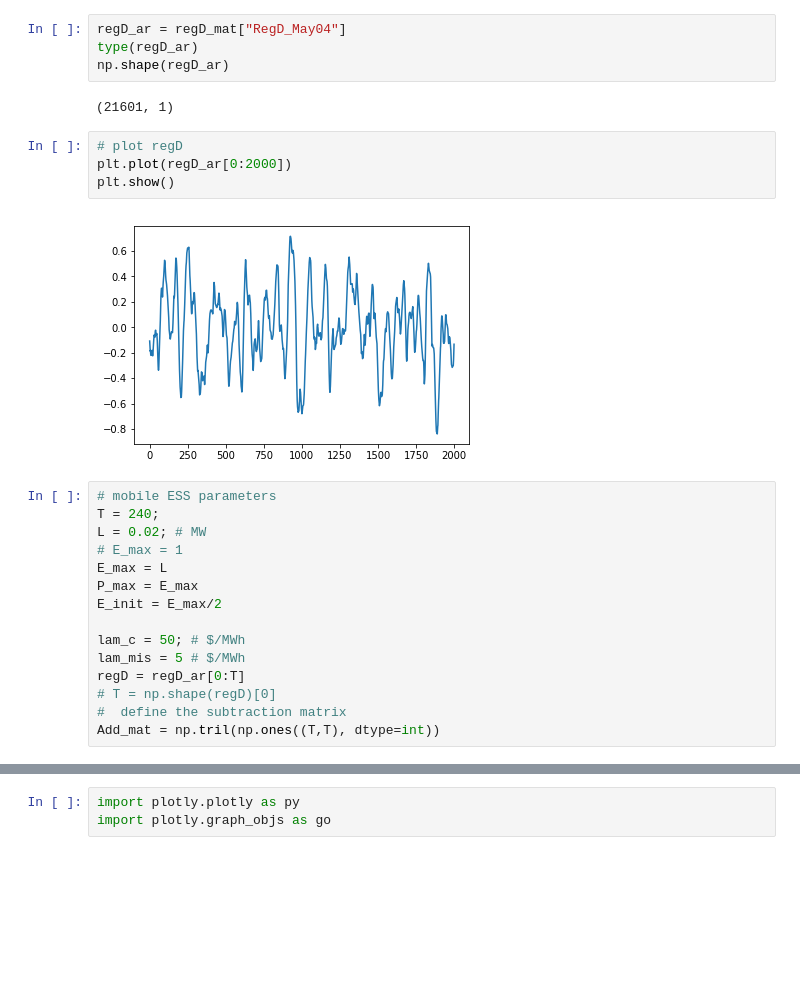
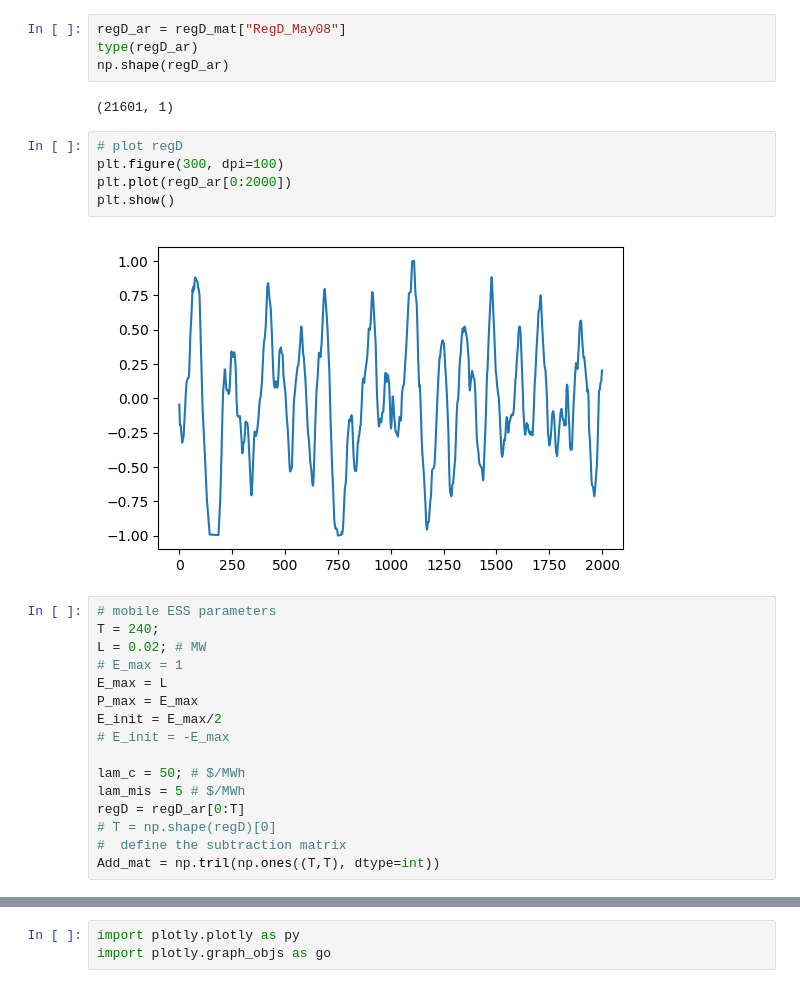
Before and after one commit to Thanosro/py_graphs, a Jupyter notebook: freq_regulation.ipynb, the cells around one changed output, grey strips where cells are left out. Saved outputs shown, nothing was run; the diff lists cells and outputs as text; blank space fills up the shorter version.

```diff
--- a/freq_regulation.ipynb
+++ b/freq_regulation.ipynb
@@ -26,17 +26,18 @@ sio.whosmat('Reg_signals.mat')
 # %%
 regD_mat = sio.loadmat('Reg_signals.mat')
 # %%
-regD_ar = regD_mat["RegD_May04"]
+regD_ar = regD_mat["RegD_May08"]
 type(regD_ar)
 np.shape(regD_ar)
 # %% [output]
 (21601, 1)
 # %%
 # plot regD
+plt.figure(300, dpi=100)
 plt.plot(regD_ar[0:2000])
 plt.show()
 # %% [output]
-[figure, old version]
+[figure, new version]
 # %%
 # mobile ESS parameters
 T = 240;
@@ -45,6 +46,7 @@ L = 0.02; # MW
 E_max = L
 P_max = E_max
 E_init = E_max/2
+# E_init = -E_max
 
 lam_c = 50; # $/MWh
 lam_mis = 5 # $/MWh
```
Also changed, not shown: parts of 3 cells of this notebook.
